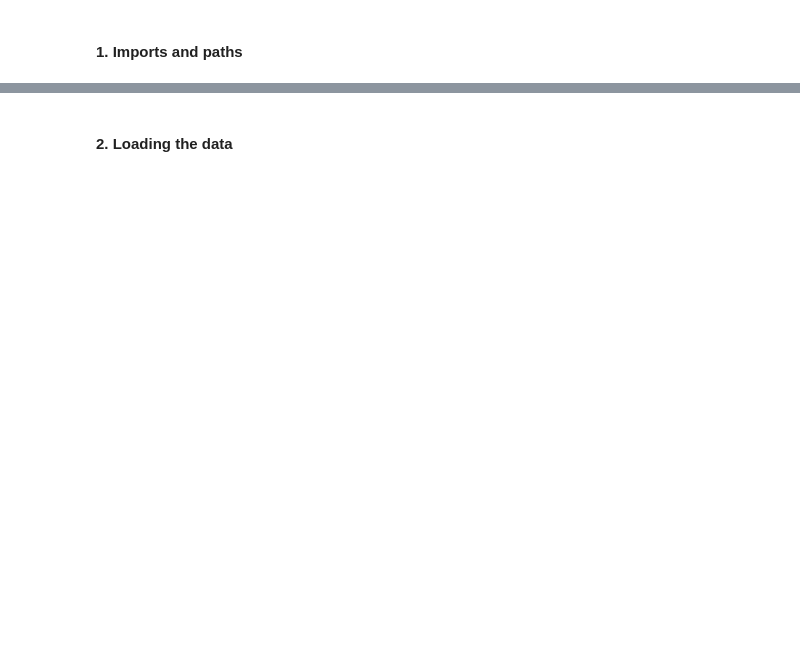
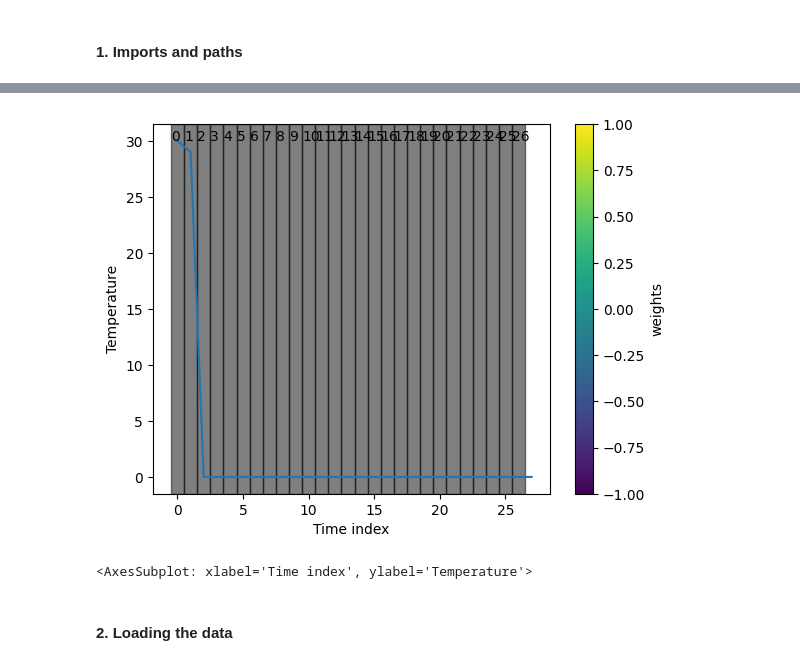
Before and after one commit to dianna-ai/dianna, a Jupyter notebook: tutorials/lime_timeseries_weather.ipynb, the cells around one changed output, grey strips where cells are left out. Saved outputs shown, nothing was run; the diff lists cells and outputs as text; code cells hidden in the pictures; blank space fills up the shorter version.

```diff
--- a/tutorials/lime_timeseries_weather.ipynb
+++ b/tutorials/lime_timeseries_weather.ipynb
@@ -27,0 +36,13 @@ import onnxruntime as ort
+# %%
+# We define a threshold for the model to make decisions
+# The label is ["summer", "winter"]
+threshold = 14
+
+def run_expert_model(data):
+    is_summer = np.mean(np.mean(data, axis=1), axis=1) > threshold
+    number_of_classes = 2
+    number_of_instances = data.shape[0]
+    result = np.zeros((number_of_instances ,number_of_classes))
+    result[is_summer] = [1.0, 0.0]
+    result[~is_summer] = [0.0, 1.0]
+    return result
@@ -28,3 +53,31 @@ import onnxruntime as ort
+# %%
+exp = dianna.explain_timeseries(run_expert_model, timeseries_data=data_extreme, method='lime',
+                                labels=[0, 1], class_names=["summer", "winter"], num_features=len(data_extreme),
+                                num_samples=1000, num_slices=len(data_extreme), distance_method='cosine')
+# %%
+# Normalize the explanation scores for the purpose of visualization
+def normalize(data):
+    """Squash all values into [-1,1] range."""
+    zero_to_one = (data - np.min(data)) / (np.max(data) - np.min(data))
+    return 2*zero_to_one -1
+
+local_exp = exp.local_exp[1]
+local_exp_list = [i[1] for i in local_exp]
+
+heatmap_channel = normalize(local_exp_list)
+segments = []
+for i in range(len(heatmap_channel) - 1):
+    segments.append({
+        'index': i,
+        'start': i - 0.5,
+        'stop': i + 0.5,
+        'weight': heatmap_channel[i]})
+visualization.plot_timeseries(range(len(heatmap_channel)), data_extreme,
+                              segments, xlabel="Time index", ylabel="Temperature",
+                              show_plot=True)
+# %% [output]
+[figure, added]
+<AxesSubplot: xlabel='Time index', ylabel='Temperature'>
 # %% [markdown]
 #### 2. Loading the data
 # %%
```
Also changed, not shown: parts of 3 cells of this notebook, 2 other files.
